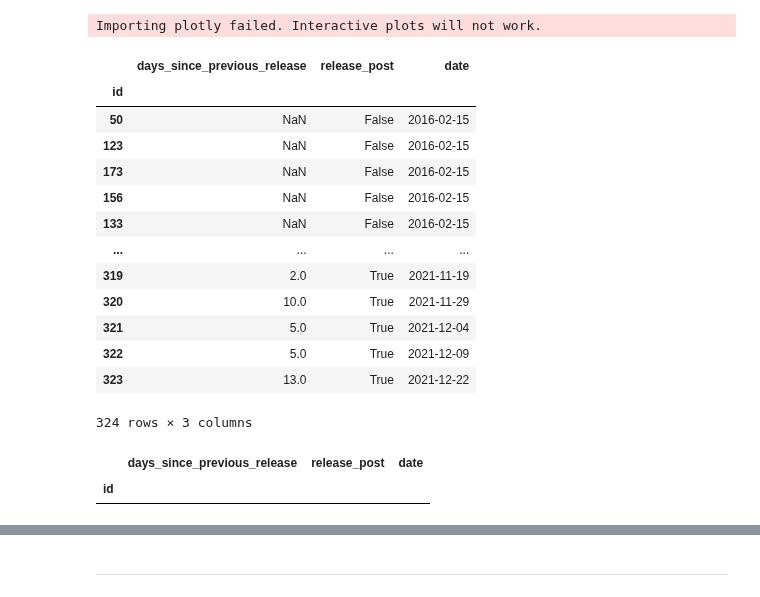
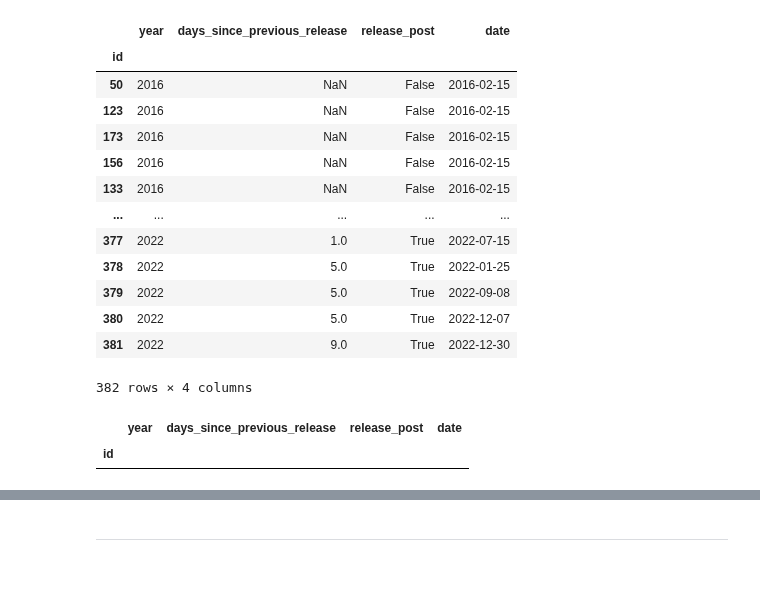
Before and after one commit to dmnapolitano/troon_release_prediction, a Jupyter notebook: Predict the Next Release - Time Series.ipynb, the cells around one changed output, grey strips where cells are left out. Cells and saved outputs as stored; diff of their text form; code cells hidden in the pictures.

Commit message:
Decent Ridge model to predict the probability of a release

```diff
--- a/Predict the Next Release - Time Series.ipynb
+++ b/Predict the Next Release - Time Series.ipynb
@@ -4,50 +4,50 @@ from datetime import datetime
 import pandas
 import matplotlib.pyplot as plt
 import seaborn as sns
-from fbprophet import Prophet
 from sklearn.metrics import mean_absolute_percentage_error as mape
 import numpy as np
-from scipy.stats import gaussian_kde
+import holidays
+from sklearn.linear_model import RidgeCV
 
 %matplotlib inline
-%config InlineBackend.figure_format = "retina"
+# %config InlineBackend.figure_format = "retina"
+from IPython.display import set_matplotlib_formats
+set_matplotlib_formats("retina")
 
 sns.set(rc={"figure.figsize" : (20, 10)})
 sns.set_style("ticks")
-# %% [output]
-Importing plotly failed. Interactive plots will not work.
 # %%
 df = pandas.read_csv("troon_instagram_clean_post_data.csv")
 df = df.set_index("id")
-df = df[["post_month", "post_day", "post_year", "days_since_previous_release", "release_post"]].copy()
+df = df[["post_month", "post_day", "post_year", "days_since_previous_release",
+         "release_post"]].copy()
 df["month"] = df["post_month"].apply(lambda x : datetime.strptime(x, '%B').month)
 df = df.rename(columns={"post_year" : "year", "post_day" : "day"})
 df["date"] = pandas.to_datetime(df[["year", "month", "day"]])
+del df["post_month"]
+del df["day"]
 del df["month"]
-del df["day"]
-del df["year"]
-del df["post_month"]
 df
 # %% [output]
-|  | days_since_previous_release | release_post | date |
-| id |  |  |  |
-| 50 | NaN | False | 2016-02-15 |
-| 123 | NaN | False | 2016-02-15 |
-| 173 | NaN | False | 2016-02-15 |
-| 156 | NaN | False | 2016-02-15 |
-| 133 | NaN | False | 2016-02-15 |
-| ... | ... | ... | ... |
-| 319 | 2.0 | True | 2021-11-19 |
-| 320 | 10.0 | True | 2021-11-29 |
-| 321 | 5.0 | True | 2021-12-04 |
-| 322 | 5.0 | True | 2021-12-09 |
-| 323 | 13.0 | True | 2021-12-22 |
+|  | year | days_since_previous_release | release_post | date |
+| id |  |  |  |  |
+| 50 | 2016 | NaN | False | 2016-02-15 |
+| 123 | 2016 | NaN | False | 2016-02-15 |
+| 173 | 2016 | NaN | False | 2016-02-15 |
+| 156 | 2016 | NaN | False | 2016-02-15 |
+| 133 | 2016 | NaN | False | 2016-02-15 |
+| ... | ... | ... | ... | ... |
+| 377 | 2022 | 1.0 | True | 2022-07-15 |
+| 378 | 2022 | 5.0 | True | 2022-01-25 |
+| 379 | 2022 | 5.0 | True | 2022-09-08 |
+| 380 | 2022 | 5.0 | True | 2022-12-07 |
+| 381 | 2022 | 9.0 | True | 2022-12-30 |
-324 rows × 3 columns
+382 rows × 4 columns
 # %%
 df.query("release_post == True & days_since_previous_release.isnull()")
 # %% [output]
-|  | days_since_previous_release | release_post | date |
-| id |  |  |  |
+|  | year | days_since_previous_release | release_post | date |
+| id |  |  |  |  |
 # %%
 df = df[df["days_since_previous_release"].notnull()].copy()
 # %%
```
Also changed, not shown: parts of 36 cells of this notebook, 3 other files.
